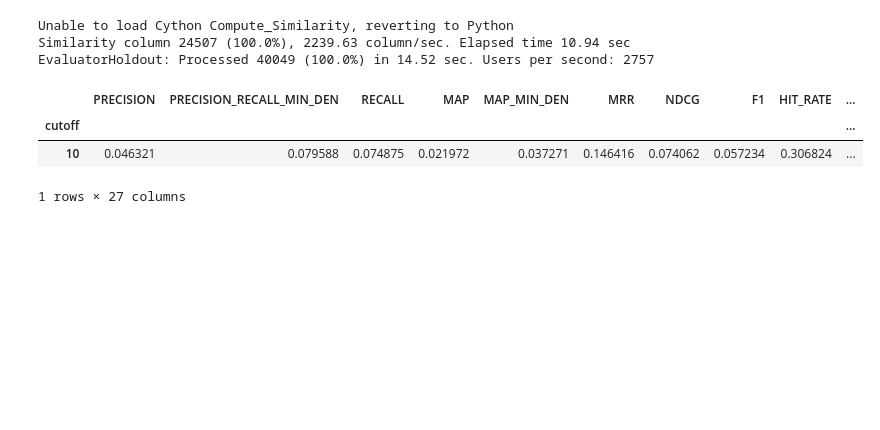
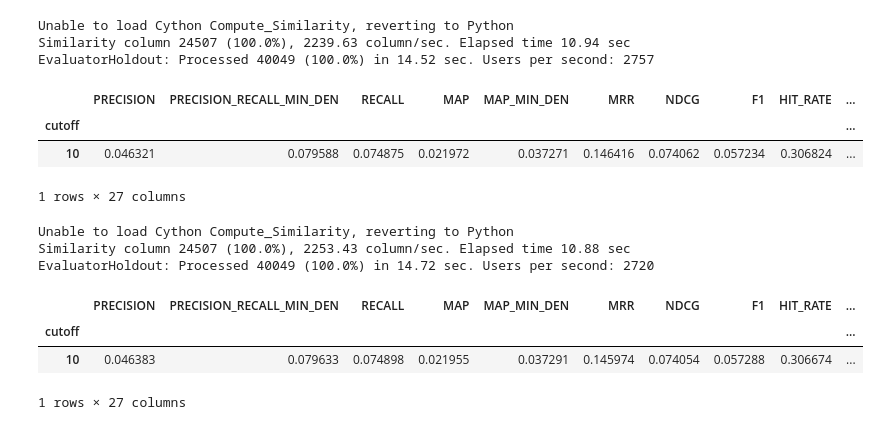
Before and after one commit to MatteoPancini/Recsys-Challenge-2022, a Jupyter notebook: Hyperparameter Tuning/ItemKNNCF.ipynb, the cells around one changed output. Drawn from its saved outputs; the diff is of its cells as text; code cells hidden in the pictures; blank space fills up the shorter version.

```diff
--- a/Hyperparameter Tuning/ItemKNNCF.ipynb
+++ b/Hyperparameter Tuning/ItemKNNCF.ipynb
@@ -239,3 +226,15 @@ EvaluatorHoldout: Processed 40049 (100.0%) in 14.52 sec. Users per second: 2757
 | cutoff |  |  |  |  |  |  |  |  |  | ... |
 | 10 | 0.046321 | 0.079588 | 0.074875 | 0.021972 | 0.037271 | 0.146416 | 0.074062 | 0.057234 | 0.306824 | ... |
 1 rows × 27 columns
+# %%
+recommender.fit(shrink=int(10), topK=int(25))
+result_df, _ = evaluator_test.evaluateRecommender(recommender)
+result_df
+# %% [output]
+Unable to load Cython Compute_Similarity, reverting to Python
+Similarity column 24507 (100.0%), 2253.43 column/sec. Elapsed time 10.88 sec
+EvaluatorHoldout: Processed 40049 (100.0%) in 14.72 sec. Users per second: 2720
+|  | PRECISION | PRECISION_RECALL_MIN_DEN | RECALL | MAP | MAP_MIN_DEN | MRR | NDCG | F1 | HIT_RATE | ... |
+| cutoff |  |  |  |  |  |  |  |  |  | ... |
+| 10 | 0.046383 | 0.079633 | 0.074898 | 0.021955 | 0.037291 | 0.145974 | 0.074054 | 0.057288 | 0.306674 | ... |
+1 rows × 27 columns
```
Also changed, not shown: parts of 9 cells of this notebook, 21 other files.
